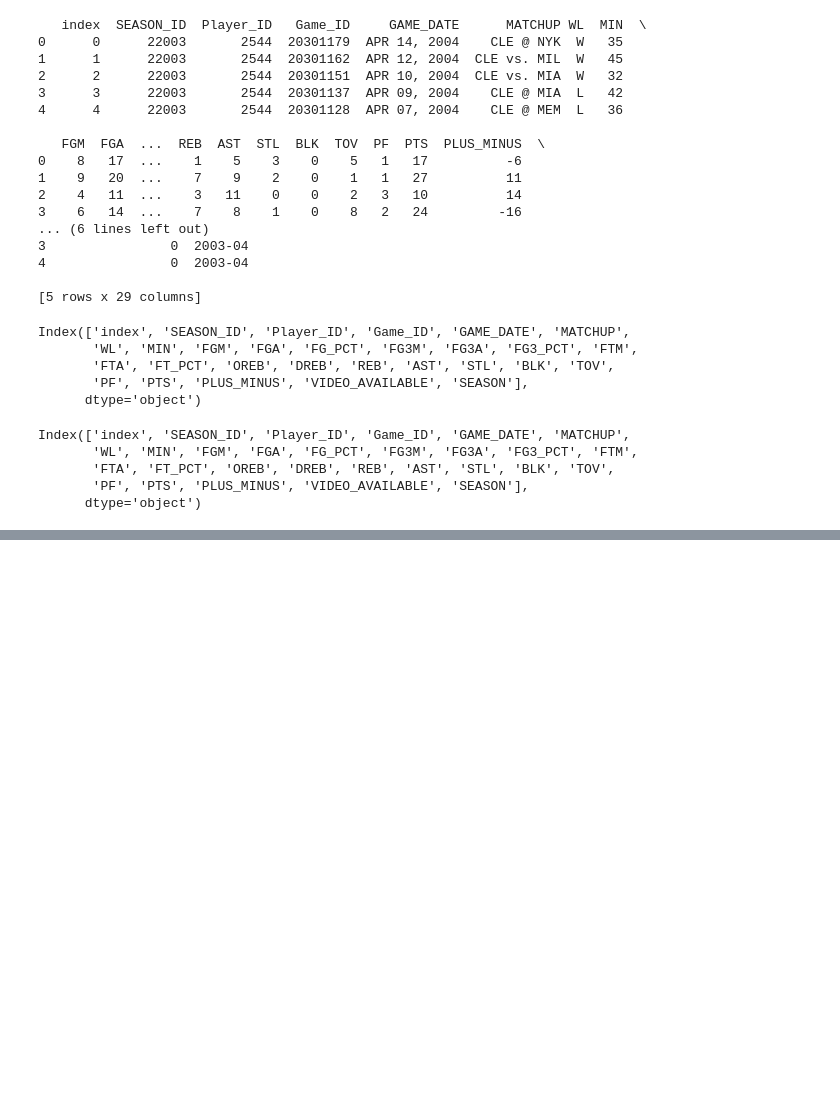
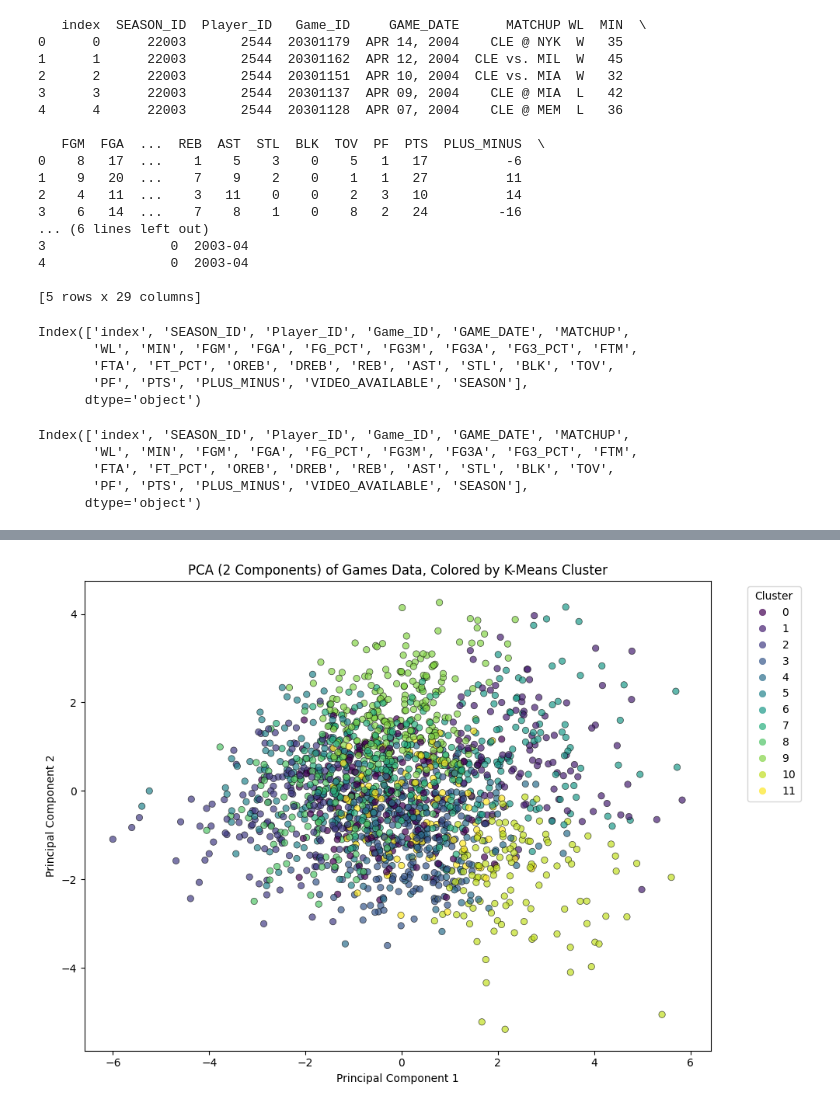
Before and after one commit to JonBierly/DataEngineeringFinal, a Jupyter notebook: data.ipynb, the cells around one changed output, grey strips where cells are left out. Cells and saved outputs as stored; diff of their text form; code cells hidden in the pictures; blank space fills up the shorter version.

```diff
--- a/data.ipynb
+++ b/data.ipynb
@@ -273,0 +372,15 @@ games = pd.concat([regular_df, playoff_df], ignore_index=True)
+# %%
+#Final with best K
+best_k = 12
+kmeans = KMeans(n_clusters=best_k, random_state=42)
+games['cluster'] = kmeans.fit_predict(X_scaled)
+
+#Looking at centers
+centers = scaler.inverse_transform(kmeans.cluster_centers_)
+centroid_df = pd.DataFrame(centers, columns=features)
+print("Centroids (in original feature units):")
+print(centroid_df)
+
+#Cluster stats
+print("\nCluster sizes:")
+print(games['cluster'].value_counts())
@@ -273,0 +405,32 @@ games = pd.concat([regular_df, playoff_df], ignore_index=True)
+# %%
+games.loc[X.index, 'cluster'] = kmeans.fit_predict(X_scaled)
+# %%
+##PCA!!
+
+pca = PCA(n_components=2, random_state=42)
+pcs = pca.fit_transform(X_scaled)
+games.loc[X.index, 'PC1'] = pcs[:, 0]
+games.loc[X.index, 'PC2'] = pcs[:, 1]
+# %%
+plt.figure(figsize=(10, 7))
+scatter = plt.scatter(
+    games['PC1'],
+    games['PC2'],
+    c=games['cluster'],
+    alpha=0.7,
+    edgecolor='k',
+    linewidth=0.5
+)
+plt.legend(
+    *scatter.legend_elements(),
+    title="Cluster",
+    bbox_to_anchor=(1.05, 1),
+    loc='upper left'
+)
+plt.title('PCA (2 Components) of Games Data, Colored by K-Means Cluster')
+plt.xlabel('Principal Component 1')
+plt.ylabel('Principal Component 2')
+plt.tight_layout()
+plt.show()
+# %% [output]
+[figure, added]
```
Also changed, not shown: parts of 35 cells of this notebook, 1 other file.
